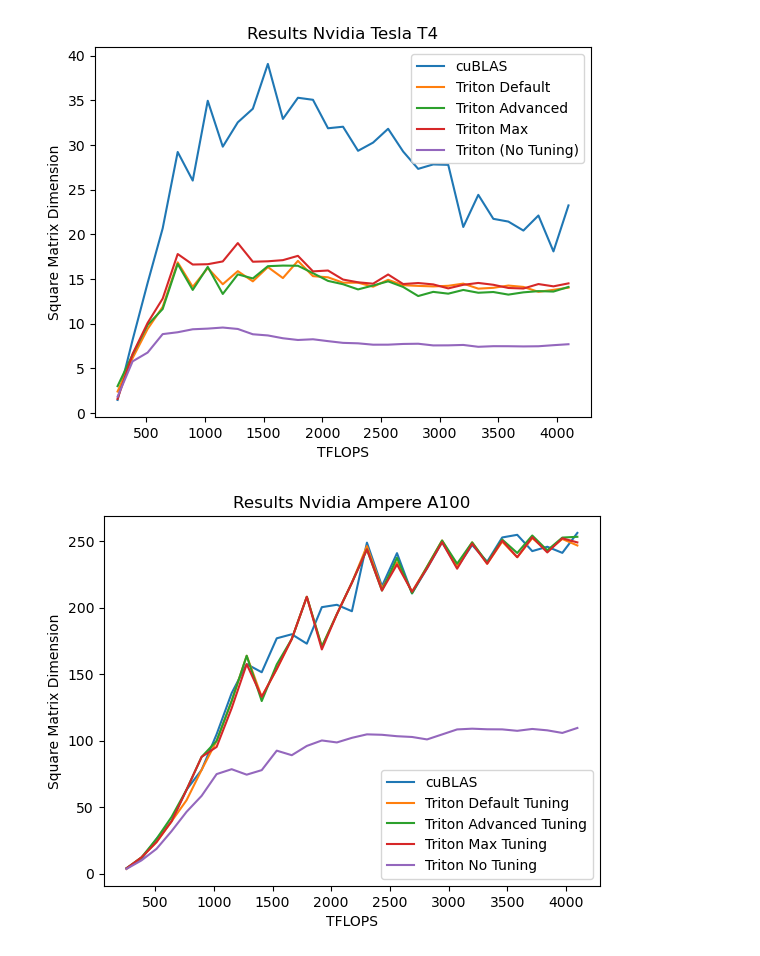
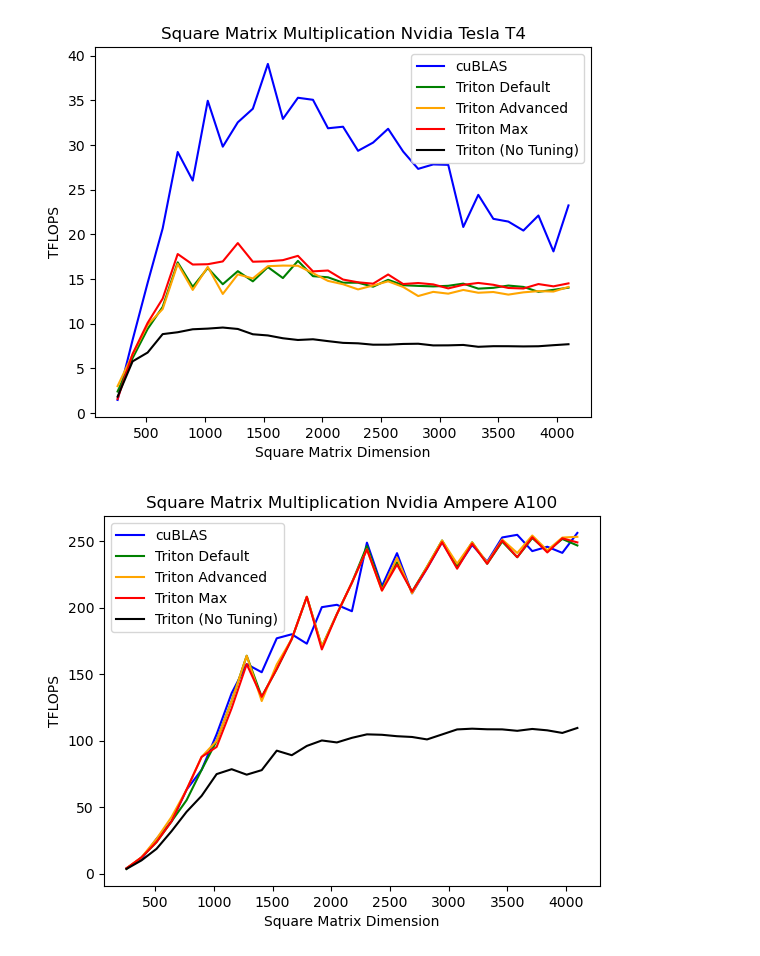
Before and after one commit to felix-ro/EvalTritonTVM, a Jupyter notebook: Results/graphs.ipynb, the cells around one changed output. Cells and saved outputs as stored; diff of their text form; code cells hidden in the pictures.

Commit message:
updated graphing

```diff
--- a/Results/graphs.ipynb
+++ b/Results/graphs.ipynb
@@ -1,22 +1,22 @@
 # %%
 import csv
 import matplotlib.pyplot as plt
-import numpy as np
 
-def createPerfPlot(csv_file_path: str, title: str):
+
+def createPerfPlot(csv_file_path: str, csv_file_name: str, title: str):
     # Lists to store data
     x_values = []
     y_values_lists = []
 
     # Read data from CSV file
-    with open(csv_file_path, 'r') as file:
+    with open(csv_file_path + csv_file_name, 'r') as file:
         reader = csv.reader(file)
         header = next(reader)  # Read the header to get column names
 
         x_column_index = header.index('M')  # Replace 'x_column_name' with the actual column name for x-axis
         y_column_indices = []
         for i in range(1, len(header)):
-            y_column_indices.append(i)  # Replace with actual column names for y-axis
+            y_column_indices.append(i)
 
         for i in range(len(y_column_indices)):
             y_values_lists.append([])
@@ -29,36 +29,37 @@ def createPerfPlot(csv_file_path: str, title: str):
             for y_index in y_column_indices:
                 y_values_lists[y_index - 1].append(float(row[y_index]))
 
+    colors = ["blue", "green", "orange", "red", "black"]
+
     # Plot the data
-    # x_values = [f'{xx}' for xx in np.arange(100)]
     for i, y_values in enumerate(y_values_lists):
-        plt.plot(x_values, y_values, label=header[i + 1])
+        plt.plot(x_values, y_values, label=header[i + 1], linestyle="-", color=colors[i])
 
-    # Adding labels and title
-    plt.xlabel('TFLOPS')
-    plt.ylabel('Square Matrix Dimension')
+    plt.ylabel('TFLOPS')
+    plt.xlabel('Square Matrix Dimension')
     plt.title(title)
 
-    # Adding legend
     plt.legend()
+
+    file_name = title.lower().replace(" ", "-")
+    save_path = f"{csv_file_path}{file_name}.pdf"
+    plt.savefig(save_path, dpi=500, bbox_inches='tight')
 
     # Display the plot
     plt.show()
 # %%
+csv_file_path = "Triton/matmul/T4/"
+csv_file_name = "restults_tesla_t4.csv"
+title = "Square Matrix Multiplication Nvidia Tesla T4"
 
-
-# Specify the path to your CSV file
-csv_file_path = 'Triton/matmul/T4/pure/restults_tesla_t4.csv'
-title = 'Results Nvidia Tesla T4'
-
-createPerfPlot(csv_file_path=csv_file_path, title=title)
+createPerfPlot(csv_file_path=csv_file_path, csv_file_name=csv_file_name, title=title)
 # %% [output]
-[figure, old version]
+[figure, new version]
 # %%
-# Specify the path to your CSV file
-csv_file_path = 'Triton/matmul/A100/results_ampere_A100.csv'
-title = 'Results Nvidia Ampere A100'
+csv_file_path = "Triton/matmul/A100/"
+csv_file_name = "results_ampere_A100.csv"
+title = "Square Matrix Multiplication Nvidia Ampere A100"
 
-createPerfPlot(csv_file_path=csv_file_path, title=title)
+createPerfPlot(csv_file_path=csv_file_path, csv_file_name=csv_file_name, title=title)
 # %% [output]
-[figure, old version]
+[figure, new version]
```
Also changed, not shown: 5 other files.
